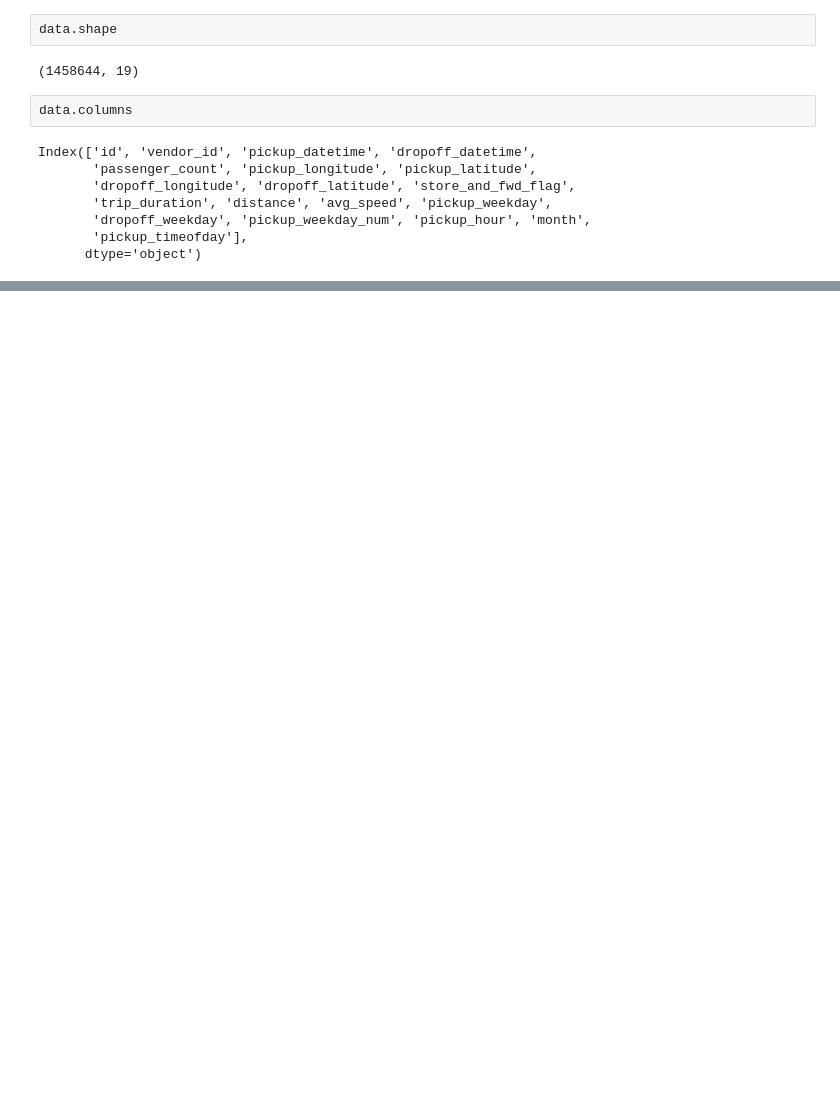
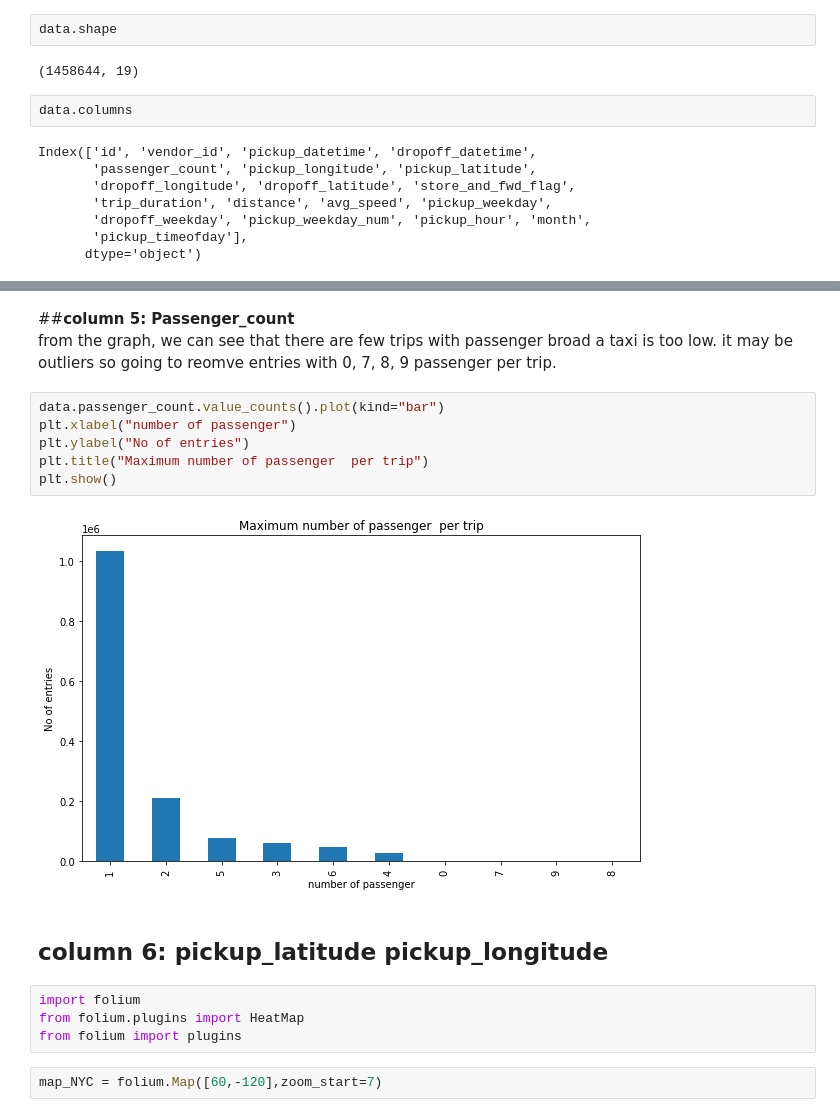
Before and after one commit to pranay2310/NYC-Taxi-Trip-Time-Prediction---Capstone-Project.ipynb, a Jupyter notebook: NYC_Taxi_Trip_Time_Prediction_Capstone_Project.ipynb, the cells around one changed output, grey strips where cells are left out. Cells and saved outputs as stored; diff of their text form; blank space fills up the shorter version.

```diff
--- a/NYC_Taxi_Trip_Time_Prediction_Capstone_Project.ipynb
+++ b/NYC_Taxi_Trip_Time_Prediction_Capstone_Project.ipynb
@@ -166,0 +192,19 @@ Index(['id', 'vendor_id', 'pickup_datetime', 'dropoff_datetime',
+# %% [markdown]
+##**column 5: Passenger_count** <br>
+from the graph, we can see that there are few trips with passenger broad a taxi is too low. it may be outliers so going to reomve entries with 0, 7, 8, 9 passenger per trip.
+# %%
+data.passenger_count.value_counts().plot(kind="bar")
+plt.xlabel("number of passenger")
+plt.ylabel("No of entries")
+plt.title("Maximum number of passenger  per trip")
+plt.show()
+# %% [output]
+[figure, added]
+# %% [markdown]
+## column 6: pickup_latitude 	pickup_longitude <br>
+# %%
+import folium
+from folium.plugins import HeatMap
+from folium import plugins
+# %%
+map_NYC = folium.Map([60,-120],zoom_start=7)
```
Also changed, not shown: parts of 16 cells of this notebook.
